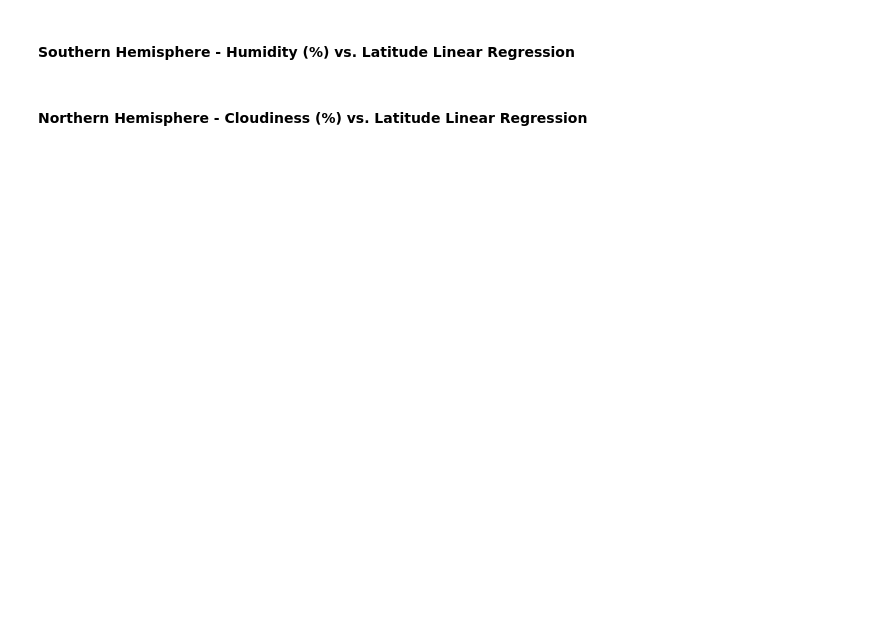
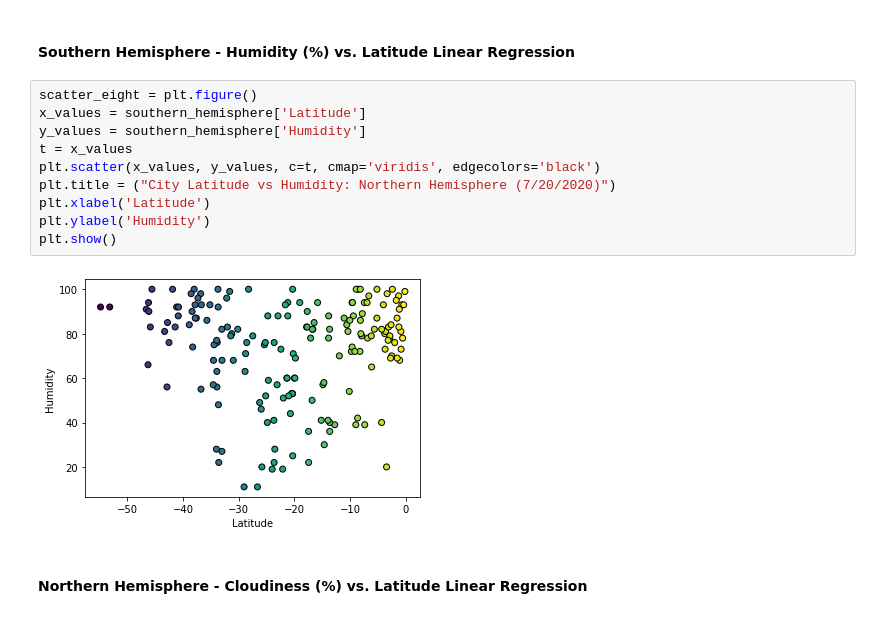
Before and after one commit to armywalrus/Global-Weather_Model-APIs-Python, a Jupyter notebook: WeatherPy/WeatherPy.ipynb, the cells around one changed output. Cells and saved outputs as stored; diff of their text form; blank space fills up the shorter version.

```diff
--- a/WeatherPy/WeatherPy.ipynb
+++ b/WeatherPy/WeatherPy.ipynb
@@ -277,4 +361,16 @@ plt.show()
 # %% [markdown]
 ####  Southern Hemisphere - Humidity (%) vs. Latitude Linear Regression
+# %%
+scatter_eight = plt.figure()
+x_values = southern_hemisphere['Latitude']
+y_values = southern_hemisphere['Humidity']
+t = x_values
+plt.scatter(x_values, y_values, c=t, cmap='viridis', edgecolors='black')
+plt.title = ("City Latitude vs Humidity: Northern Hemisphere (7/20/2020)")
+plt.xlabel('Latitude')
+plt.ylabel('Humidity')
+plt.show()
+# %% [output]
+[figure, added]
 # %% [markdown]
 ####  Northern Hemisphere - Cloudiness (%) vs. Latitude Linear Regression
```
Also changed, not shown: parts of 14 cells of this notebook.
